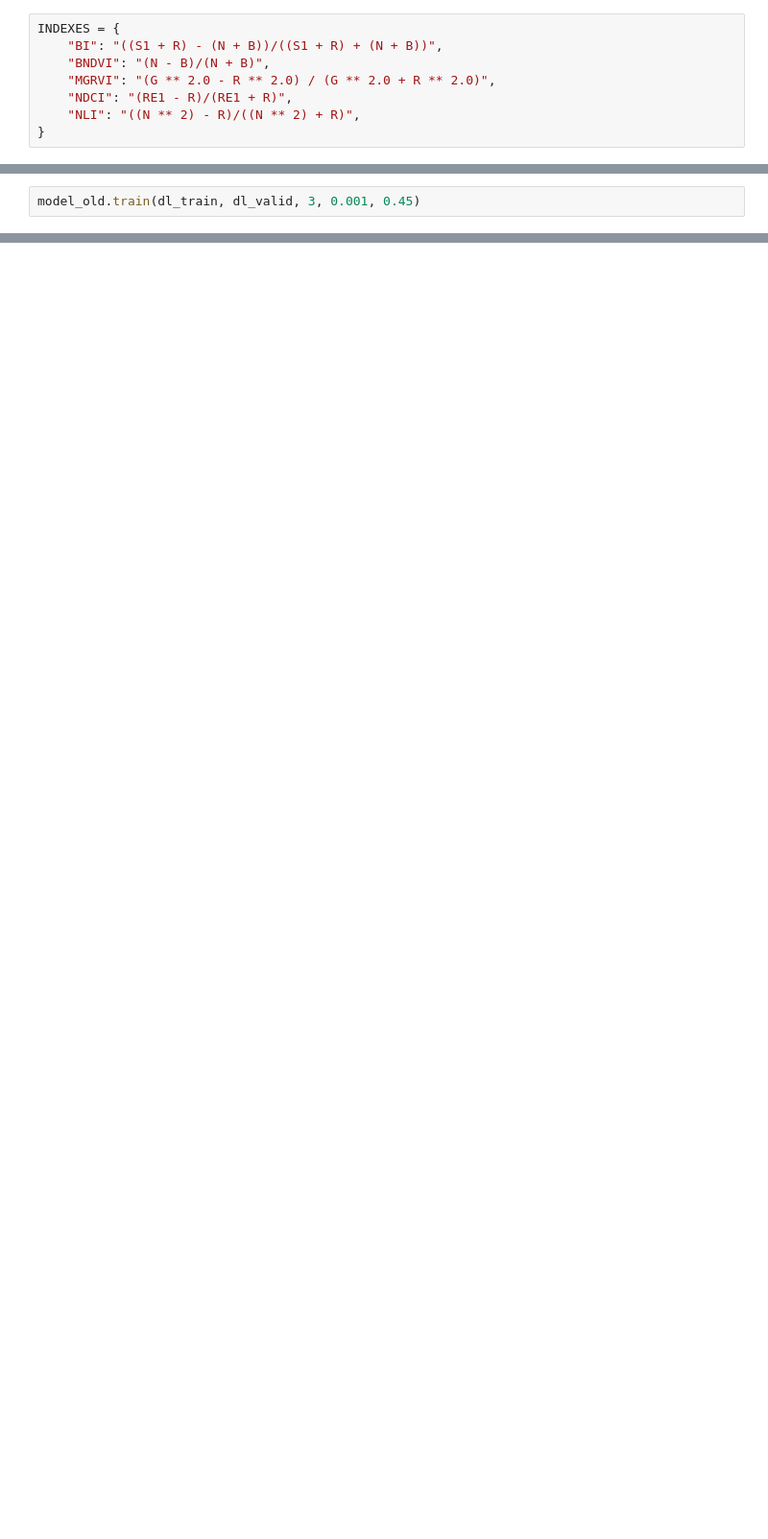
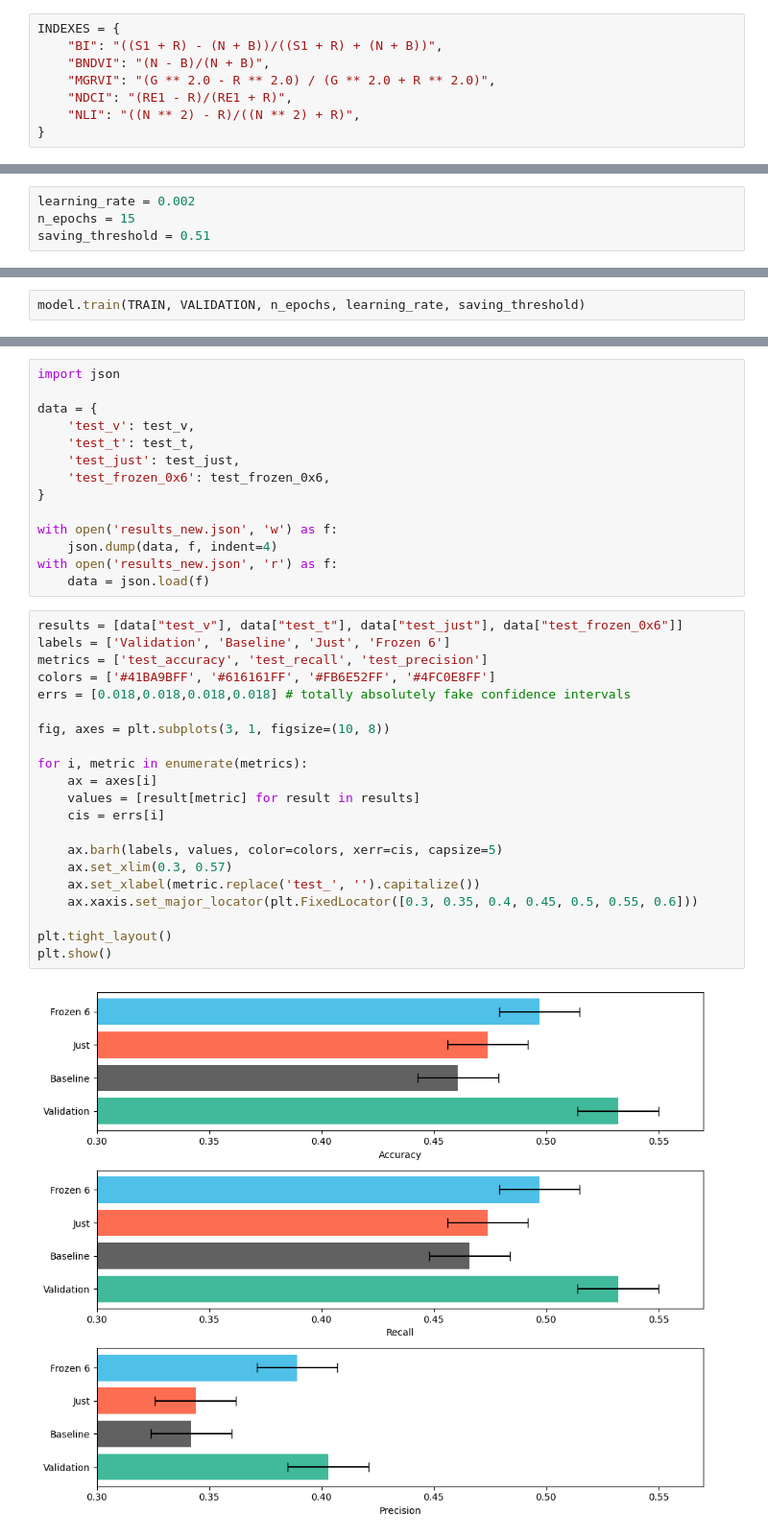
Before and after one commit to phlaster/SMILES-DASS, a Jupyter notebook: data.ipynb, the cells around one changed output, grey strips where cells are left out. Shown: that part at 96% size. Cells and saved outputs as stored; diff of their text form; blank space fills up the shorter version.

```diff
--- a/data.ipynb
+++ b/data.ipynb
@@ -132,2 +97,0 @@ dl_test.plot_prediction(model_old, c(range(345)))
-# %%
-model_old.train(dl_train, dl_valid, 3, 0.001, 0.45)
@@ -135,0 +132,4 @@ model.pickle(f"models/res_blocks.torch")
+# %%
+learning_rate = 0.002
+n_epochs = 15
+saving_threshold = 0.51
@@ -135,0 +138,2 @@ model.pickle(f"models/res_blocks.torch")
+# %%
+model.train(TRAIN, VALIDATION, n_epochs, learning_rate, saving_threshold)
@@ -164,0 +181,37 @@ model.pickle(f"models/{m_name}.torch")
+# %%
+import json
+
+data = {
+    'test_v': test_v,
+    'test_t': test_t,
+    'test_just': test_just,
+    'test_frozen_0x6': test_frozen_0x6,
+}
+
+with open('results_new.json', 'w') as f:
+    json.dump(data, f, indent=4)
+with open('results_new.json', 'r') as f:
+    data = json.load(f)
+# %%
+results = [data["test_v"], data["test_t"], data["test_just"], data["test_frozen_0x6"]]
+labels = ['Validation', 'Baseline', 'Just', 'Frozen 6']
+metrics = ['test_accuracy', 'test_recall', 'test_precision']
+colors = ['#41BA9BFF', '#616161FF', '#FB6E52FF', '#4FC0E8FF']
+errs = [0.018,0.018,0.018,0.018] # totally absolutely fake confidence intervals
+
+fig, axes = plt.subplots(3, 1, figsize=(10, 8))
+
+for i, metric in enumerate(metrics):
+    ax = axes[i]
+    values = [result[metric] for result in results]
+    cis = errs[i]
+
+    ax.barh(labels, values, color=colors, xerr=cis, capsize=5)
+    ax.set_xlim(0.3, 0.57)
+    ax.set_xlabel(metric.replace('test_', '').capitalize())
+    ax.xaxis.set_major_locator(plt.FixedLocator([0.3, 0.35, 0.4, 0.45, 0.5, 0.55, 0.6]))
+
+plt.tight_layout()
+plt.show()
+# %% [output]
+[figure, added]
```
Also changed, not shown: parts of 31 cells of this notebook, 1 other file.
